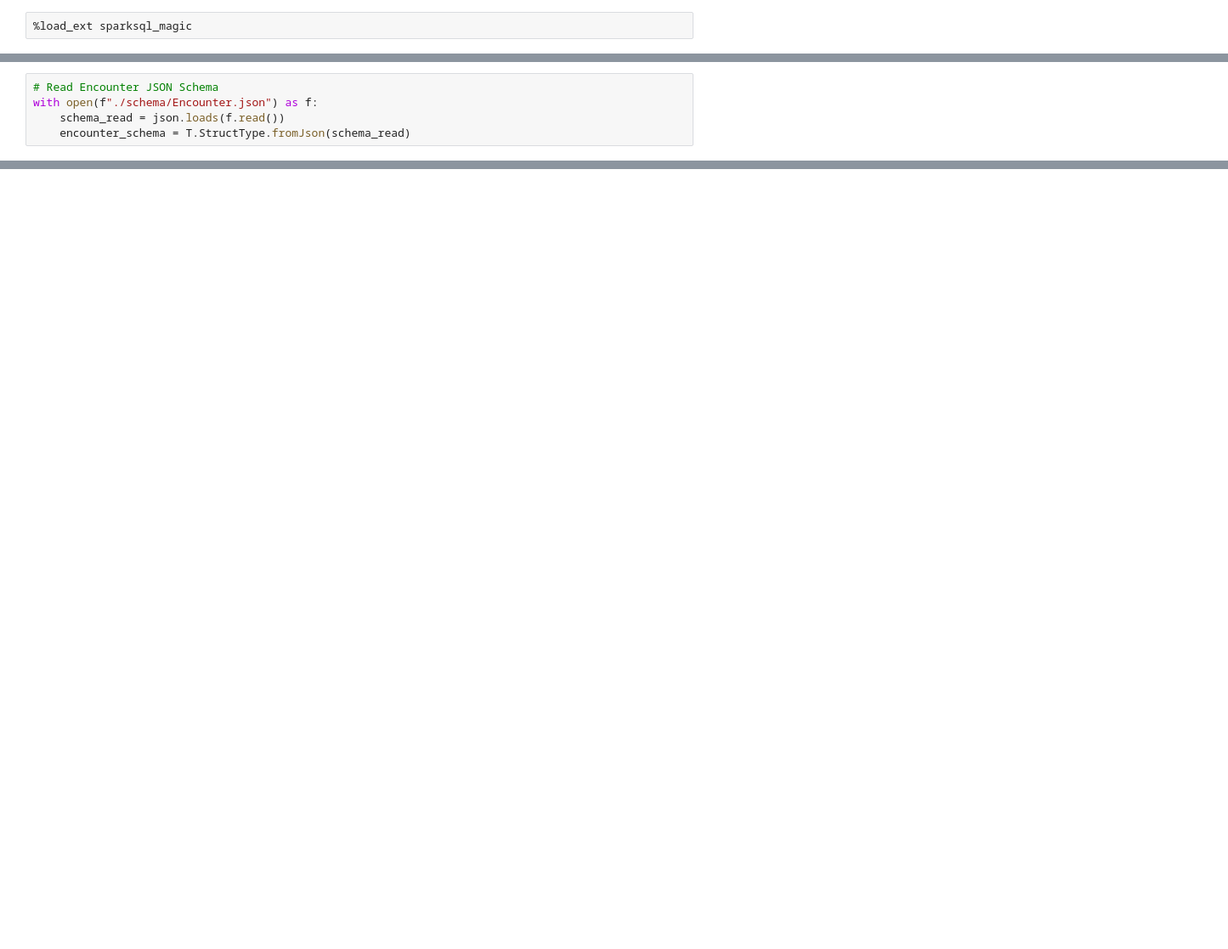
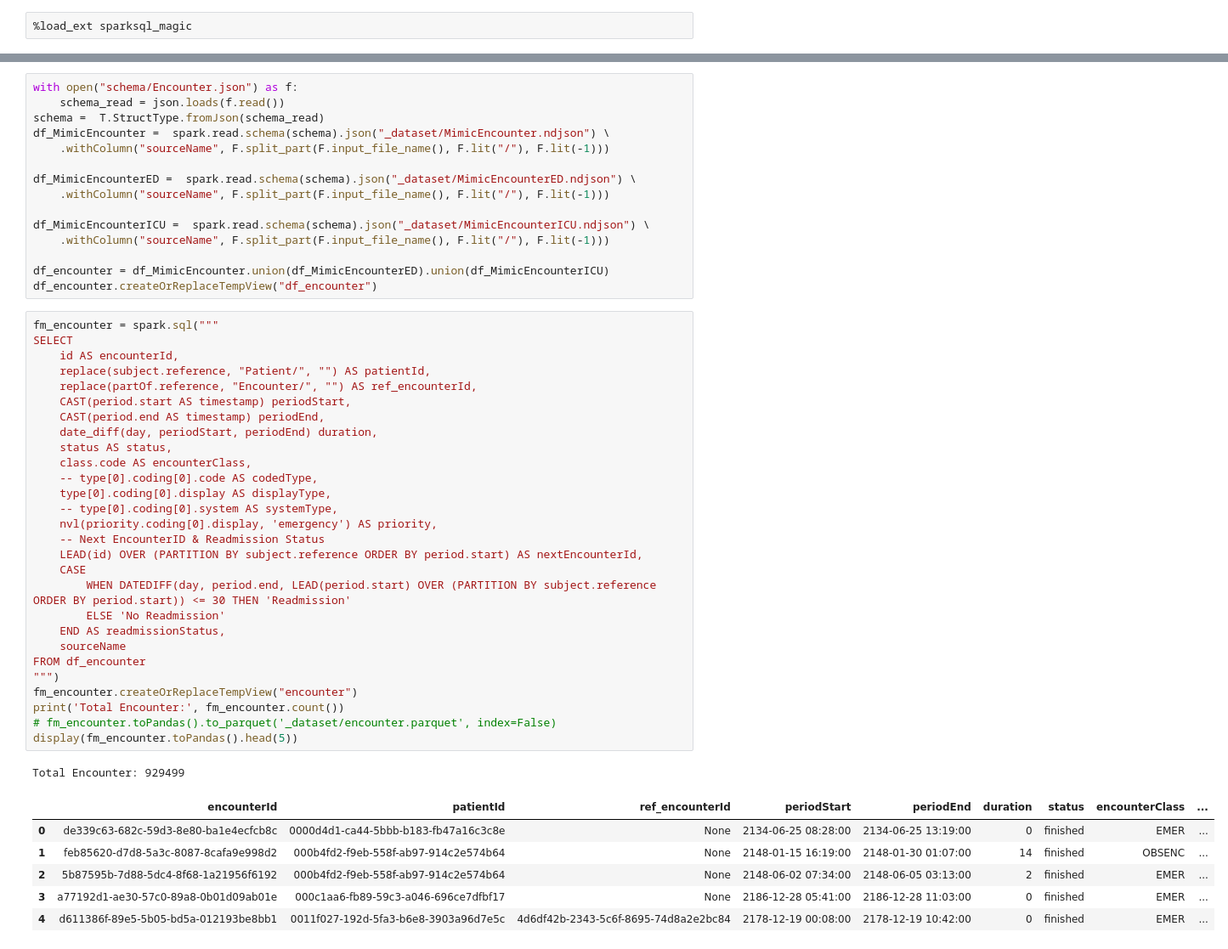
Before and after one commit to jayaspiya/patient-administrative-outcomes-predictive-model, a Jupyter notebook: main.ipynb, the cells around one changed output, grey strips where cells are left out. Shown at 85% size. Saved outputs shown, nothing was run; the diff lists cells and outputs as text; blank space fills up the shorter version.

```diff
--- a/main.ipynb
+++ b/main.ipynb
@@ -96,5 +2,0 @@ spark.sql("""
-# %%
-# Read Encounter JSON Schema
-with open(f"./schema/Encounter.json") as f:
-    schema_read = json.loads(f.read())
-    encounter_schema = T.StructType.fromJson(schema_read)
@@ -239,0 +94,51 @@ fig_sankey_encounter_class_transition.show()
+# %%
+with open("schema/Encounter.json") as f:
+    schema_read = json.loads(f.read())
+schema =  T.StructType.fromJson(schema_read)
+df_MimicEncounter =  spark.read.schema(schema).json("_dataset/MimicEncounter.ndjson") \
+    .withColumn("sourceName", F.split_part(F.input_file_name(), F.lit("/"), F.lit(-1)))
+
+df_MimicEncounterED =  spark.read.schema(schema).json("_dataset/MimicEncounterED.ndjson") \
+    .withColumn("sourceName", F.split_part(F.input_file_name(), F.lit("/"), F.lit(-1)))
+
+df_MimicEncounterICU =  spark.read.schema(schema).json("_dataset/MimicEncounterICU.ndjson") \
+    .withColumn("sourceName", F.split_part(F.input_file_name(), F.lit("/"), F.lit(-1)))
+
+df_encounter = df_MimicEncounter.union(df_MimicEncounterED).union(df_MimicEncounterICU)
+df_encounter.createOrReplaceTempView("df_encounter")
+# %%
+fm_encounter = spark.sql("""
+SELECT
+    id AS encounterId,
+    replace(subject.reference, "Patient/", "") AS patientId,
+    replace(partOf.reference, "Encounter/", "") AS ref_encounterId,
+    CAST(period.start AS timestamp) periodStart,
+    CAST(period.end AS timestamp) periodEnd,
+    date_diff(day, periodStart, periodEnd) duration,
+    status AS status,
+    class.code AS encounterClass,
+    -- type[0].coding[0].code AS codedType,
+    type[0].coding[0].display AS displayType,
+    -- type[0].coding[0].system AS systemType,
+    nvl(priority.coding[0].display, 'emergency') AS priority,
+    -- Next EncounterID & Readmission Status
+    LEAD(id) OVER (PARTITION BY subject.reference ORDER BY period.start) AS nextEncounterId,
+    CASE
+        WHEN DATEDIFF(day, period.end, LEAD(period.start) OVER (PARTITION BY subject.reference ORDER BY period.start)) <= 30 THEN 'Readmission'
+        ELSE 'No Readmission'
+    END AS readmissionStatus,
+    sourceName
+FROM df_encounter
+""")
+fm_encounter.createOrReplaceTempView("encounter")
+print('Total Encounter:', fm_encounter.count())
+# fm_encounter.toPandas().to_parquet('_dataset/encounter.parquet', index=False)
+display(fm_encounter.toPandas().head(5))
+# %% [output]
+Total Encounter: 929499
+|  | encounterId | patientId | ref_encounterId | periodStart | periodEnd | duration | status | encounterClass | ... |
+| 0 | de339c63-682c-59d3-8e80-ba1e4ecfcb8c | 0000d4d1-ca44-5bbb-b183-fb47a16c3c8e | None | 2134-06-25 08:28:00 | 2134-06-25 13:19:00 | 0 | finished | EMER | ... |
+| 1 | feb85620-d7d8-5a3c-8087-8cafa9e998d2 | 000b4fd2-f9eb-558f-ab97-914c2e574b64 | None | 2148-01-15 16:19:00 | 2148-01-30 01:07:00 | 14 | finished | OBSENC | ... |
+| 2 | 5b87595b-7d88-5dc4-8f68-1a21956f6192 | 000b4fd2-f9eb-558f-ab97-914c2e574b64 | None | 2148-06-02 07:34:00 | 2148-06-05 03:13:00 | 2 | finished | EMER | ... |
+| 3 | a77192d1-ae30-57c0-89a8-0b01d09ab01e | 000c1aa6-fb89-59c3-a046-696ce7dfbf17 | None | 2186-12-28 05:41:00 | 2186-12-28 11:03:00 | 0 | finished | EMER | ... |
+| 4 | d611386f-89e5-5b05-bd5a-012193be8bb1 | 0011f027-192d-5fa3-b6e8-3903a96d7e5c | 4d6df42b-2343-5c6f-8695-74d8a2e2bc84 | 2178-12-19 00:08:00 | 2178-12-19 10:42:00 | 0 | finished | EMER | ... |
```
Also changed, not shown: parts of 96 cells of this notebook, 5 other files.
